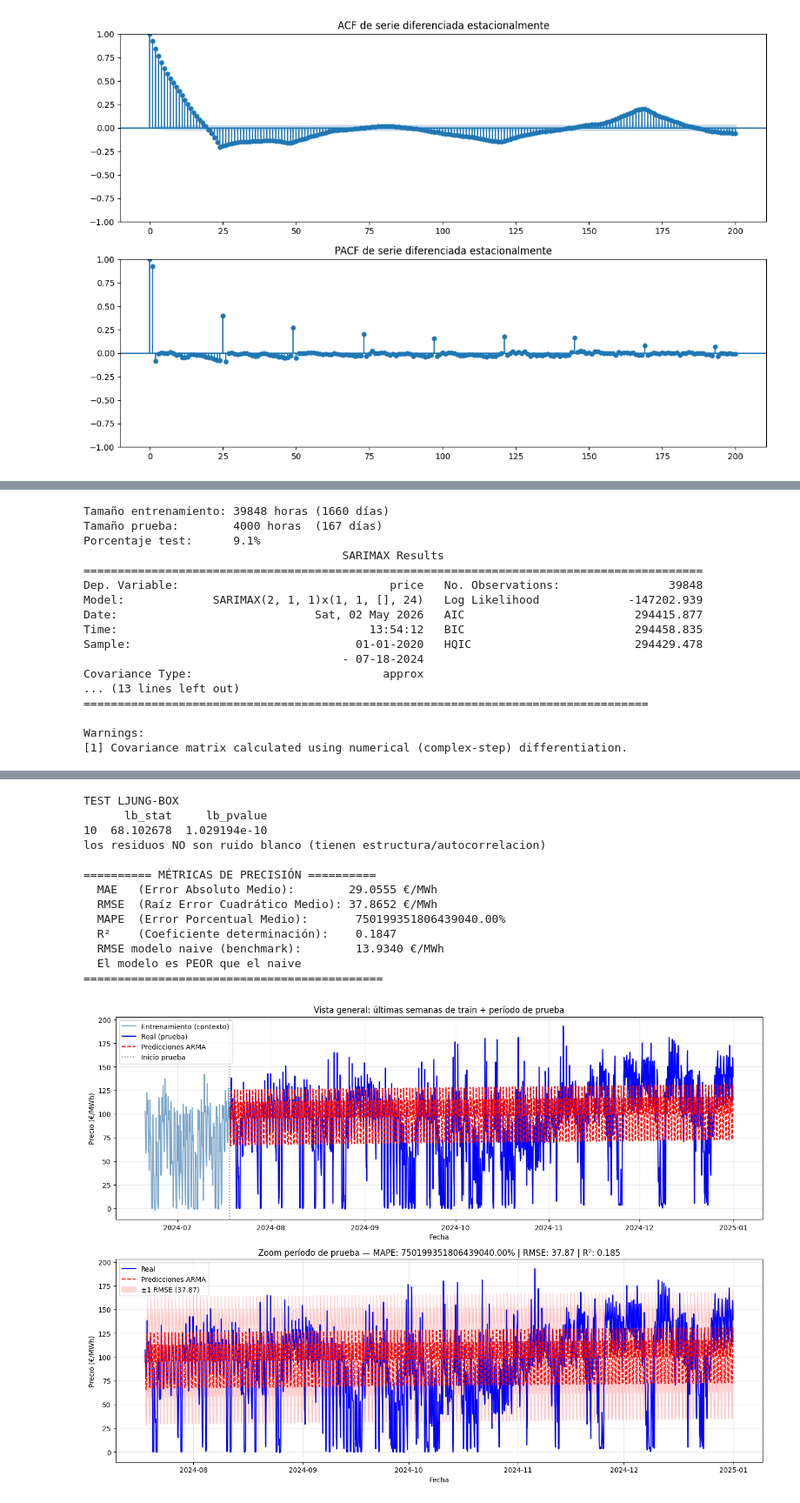
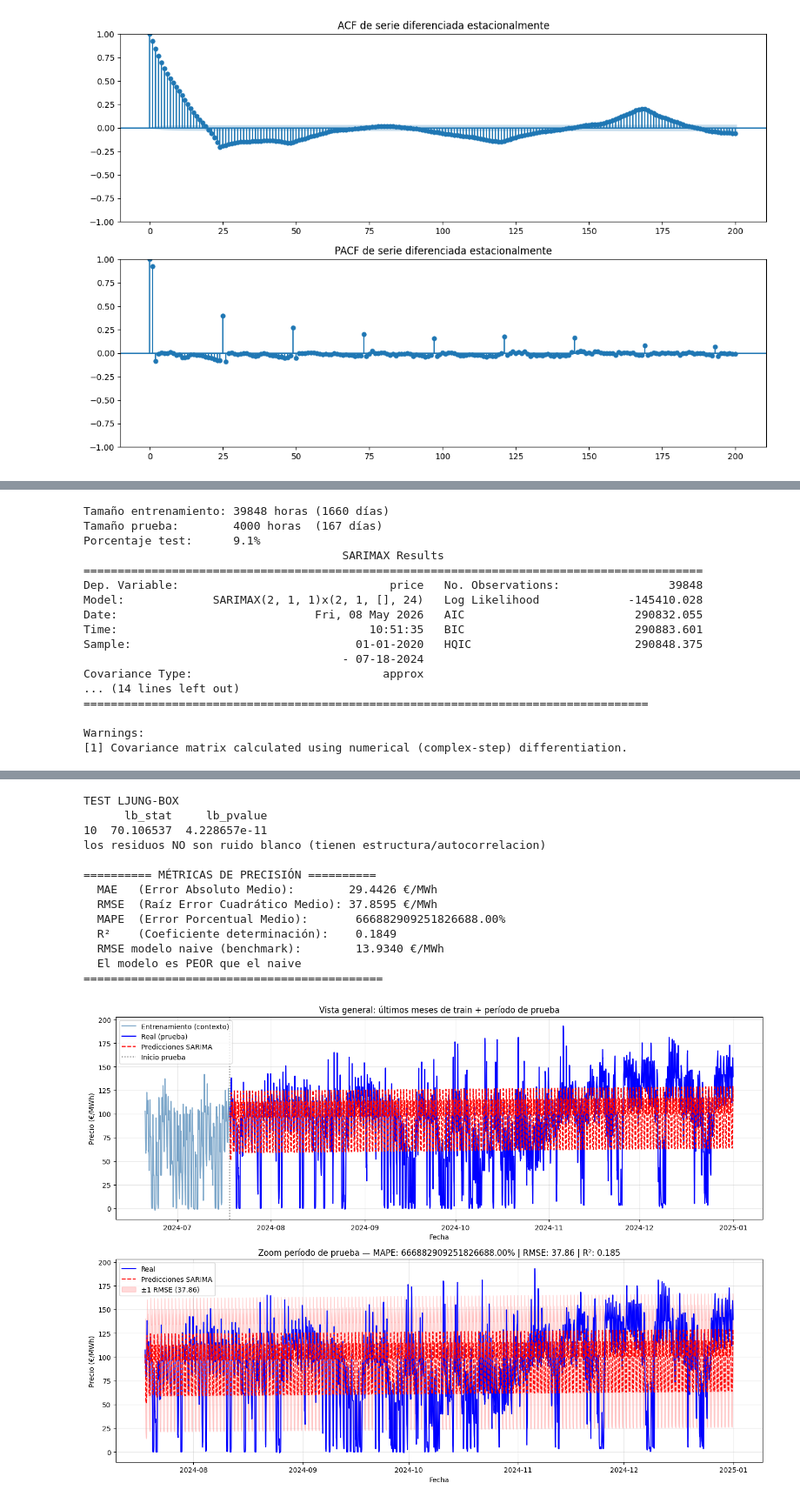
Before and after one commit to JaimeSa03/TFG_Model_Predictor, a Jupyter notebook: Experimentos/Series_Temp/SARIMA/teoria_SARIMA.ipynb, the cells around one changed output, grey strips where cells are left out. Shown at 87% size. Drawn from its saved outputs; the diff is of its cells as text; code cells hidden in the pictures.

Commit message:
Update: ejecutado codigo ARIMA y SARIMA del commit anterior, corregido nombre graficas. Probado SARIMA (1,1,1) es peor, pero (2,1,0) un poquito mejor pero mala prediccion

```diff
--- a/Experimentos/Series_Temp/SARIMA/teoria_SARIMA.ipynb
+++ b/Experimentos/Series_Temp/SARIMA/teoria_SARIMA.ipynb
@@ -181,8 +183,8 @@ El valor de ACF = 0.22 en lag 168 (7×24) es moderado. Dependiendo del tamaño d
 # ==============================
 # 4. División en entrenamiento y prueba
 # ==============================
-# ultimas 2 semanas del dataset (4000 horas) para test, mas representativo
-TEST_HOURS = 4000  # 2 semanas
+# ultimos meses del dataset (4000 horas) para test, mas representativo
+TEST_HOURS = 4000  # Ultimos meses
 
 train = serie[:-TEST_HOURS]
 test  = serie[-TEST_HOURS:]
@@ -202,7 +204,7 @@ print(f"Porcentaje test:      {100*len(test)/len(serie):.1f}%")
 #  aunque se puede poner d=1 sin que cambie el resultado matemático porque
 #  ARIMA con d=1 en una serie ya estacionaria es equivalente a ARMA con d=0
 p, d, q = 2, 1, 1           # parte no estacional (igual que ARIMA/ARMA)
-P, D, Q, s = 1, 1, 0, 24    # parte estacional
+P, D, Q, s = 2, 1, 0, 24    # parte estacional
 
 
 modelo_sarima = SARIMAX(
@@ -298,7 +300,7 @@ ax1.plot(test.index, predicciones,
          label='Predicciones SARIMA', color='red', linestyle='--', linewidth=1.5)
 ax1.axvline(x=test.index[0], color='gray', linestyle=':', linewidth=1.5,
             label='Inicio prueba')
-ax1.set_title('Vista general: últimas semanas de train + período de prueba')
+ax1.set_title('Vista general: últimos meses de train + período de prueba')
 ax1.set_xlabel('Fecha')
 ax1.set_ylabel('Precio (€/MWh)')
 ax1.legend()
@@ -330,13 +332,13 @@ Porcentaje test:      9.1%
                                       SARIMAX Results
 ===========================================================================================
 Dep. Variable:                               price   No. Observations:                39848
-Model:             SARIMAX(2, 1, 1)x(1, 1, [], 24)   Log Likelihood             -147202.939
-Date:                             Sat, 02 May 2026   AIC                         294415.877
-Time:                                     13:54:12   BIC                         294458.835
-Sample:                                 01-01-2020   HQIC                        294429.478
+Model:             SARIMAX(2, 1, 1)x(2, 1, [], 24)   Log Likelihood             -145410.028
+Date:                             Fri, 08 May 2026   AIC                         290832.055
+Time:                                     10:51:35   BIC                         290883.601
+Sample:                                 01-01-2020   HQIC                        290848.375
                                       - 07-18-2024
 Covariance Type:                            approx
-... (13 lines left out)
+... (14 lines left out)
 ===================================================================================
 
 Warnings:
@@ -345,14 +347,14 @@ Warnings:
 TEST LJUNG-BOX
       lb_stat     lb_pvalue
-10  68.102678  1.029194e-10
+10  70.106537  4.228657e-11
 los residuos NO son ruido blanco (tienen estructura/autocorrelacion)
 
 ========== MÉTRICAS DE PRECISIÓN ==========
-  MAE   (Error Absoluto Medio):        29.0555 €/MWh
-  RMSE  (Raíz Error Cuadrático Medio): 37.8652 €/MWh
-  MAPE  (Error Porcentual Medio):       750199351806439040.00%
-  R²    (Coeficiente determinación):    0.1847
+  MAE   (Error Absoluto Medio):        29.4426 €/MWh
+  RMSE  (Raíz Error Cuadrático Medio): 37.8595 €/MWh
+  MAPE  (Error Porcentual Medio):       666882909251826688.00%
+  R²    (Coeficiente determinación):    0.1849
   RMSE modelo naive (benchmark):        13.9340 €/MWh
   El modelo es PEOR que el naive
 ============================================
-[figure, old version]
+[figure, new version]
```
Also changed, not shown: parts of 3 cells of this notebook, 6 other files.
